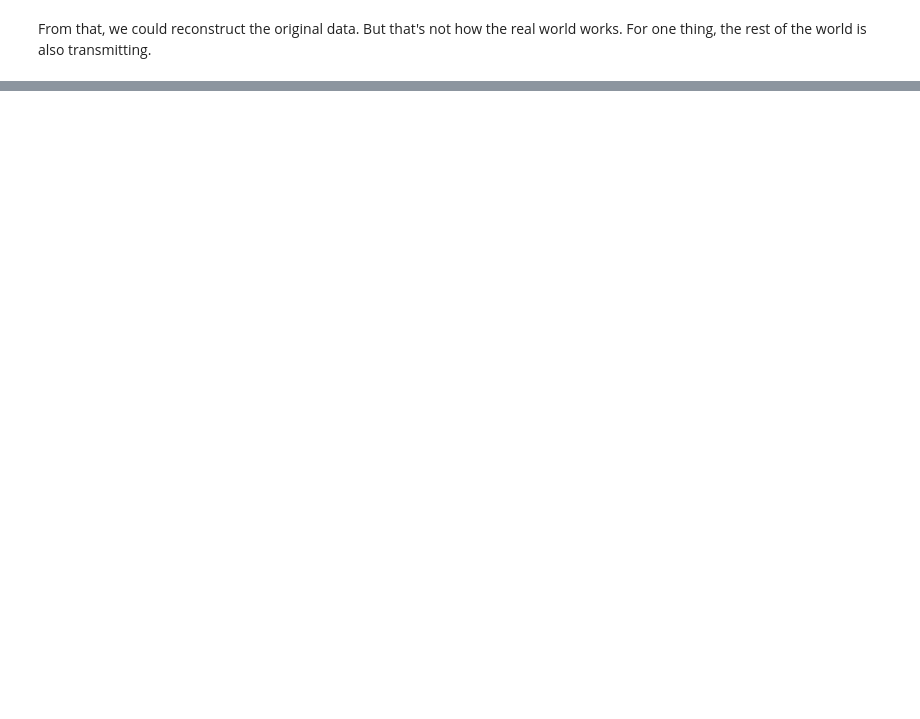
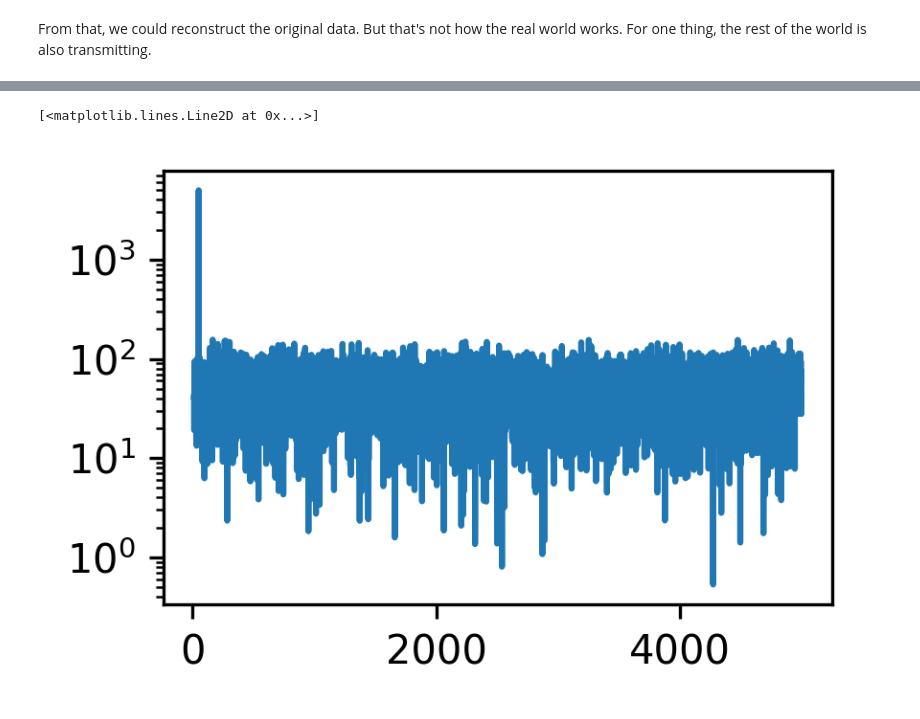
Before and after one commit to mmtrebuchet/bpreveal, a Jupyter notebook: doc/modulation.ipynb, the cells around one changed output, grey strips where cells are left out. Drawn from its saved outputs; the diff is of its cells as text; code cells hidden in the pictures; blank space fills up the shorter version.

```diff
--- a/doc/modulation.ipynb
+++ b/doc/modulation.ipynb
@@ -353,0 +94,15 @@ plt.imshow(recDats[:,:100], aspect='auto', interpolation='nearest')
+# %%
+#Let's get a carrier wave at 125 KHz
+carrier_freq = 50
+carrierTimes = np.linspace(0, carrier_freq * 2 * math.pi * SIGNAL_DURATION, num = SIGNAL_DURATION*SAMPLING_RATE)
+carrier = np.cos(carrierTimes)
+carrierTrans = background_radiation + carrier
+cfft = np.fft.fft(carrierTrans)
+freqs = np.fft.fftfreq(carrierTrans.shape[0], SIGNAL_DURATION/SAMPLING_RATE)
+freqStart = 10
+freqEnd = 10000
+gofreqs = np.logical_and(freqs > freqStart, freqs < freqEnd)
+plt.semilogy(freqs[gofreqs], np.abs(cfft)[gofreqs])
+# %% [output]
+[<matplotlib.lines.Line2D at 0x...>]
+[figure, added]
```
Also changed, not shown: parts of 70 cells of this notebook, 27 other files.
